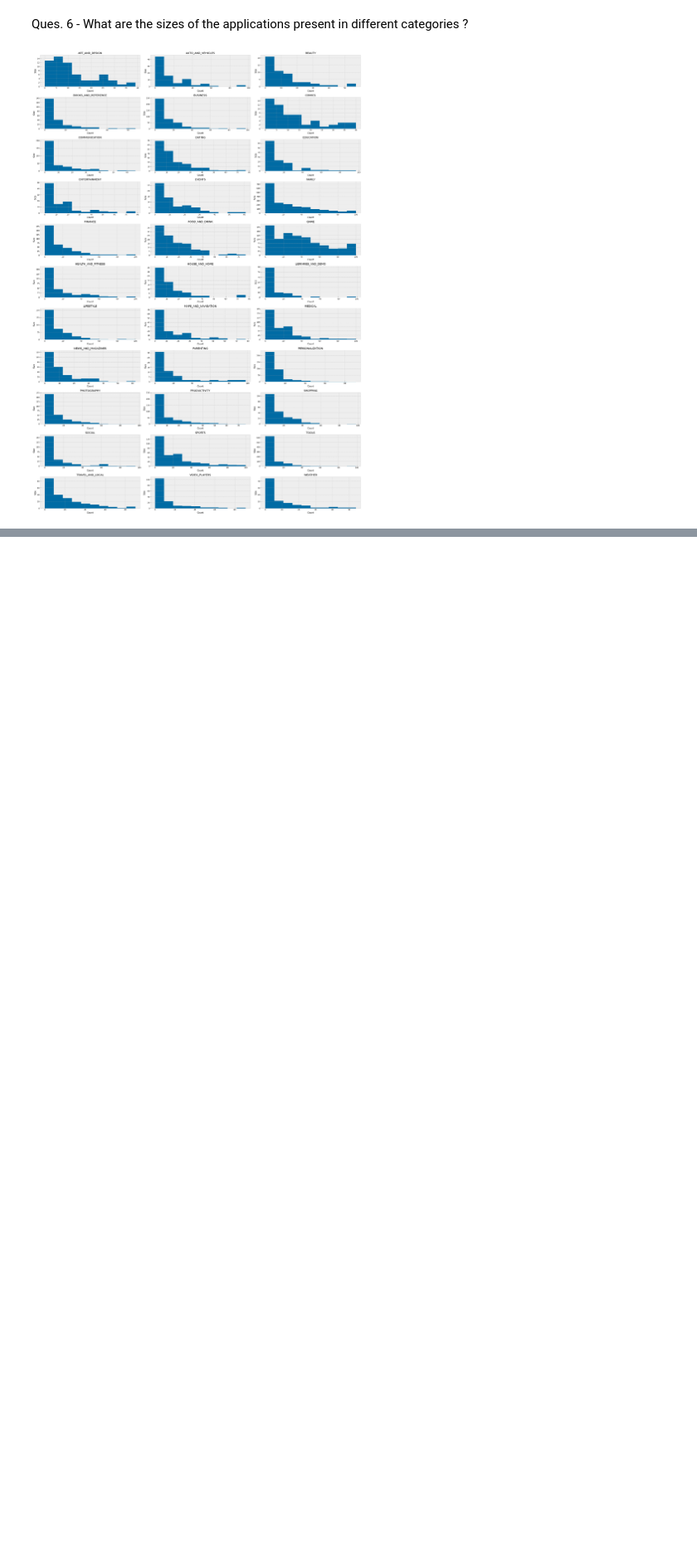
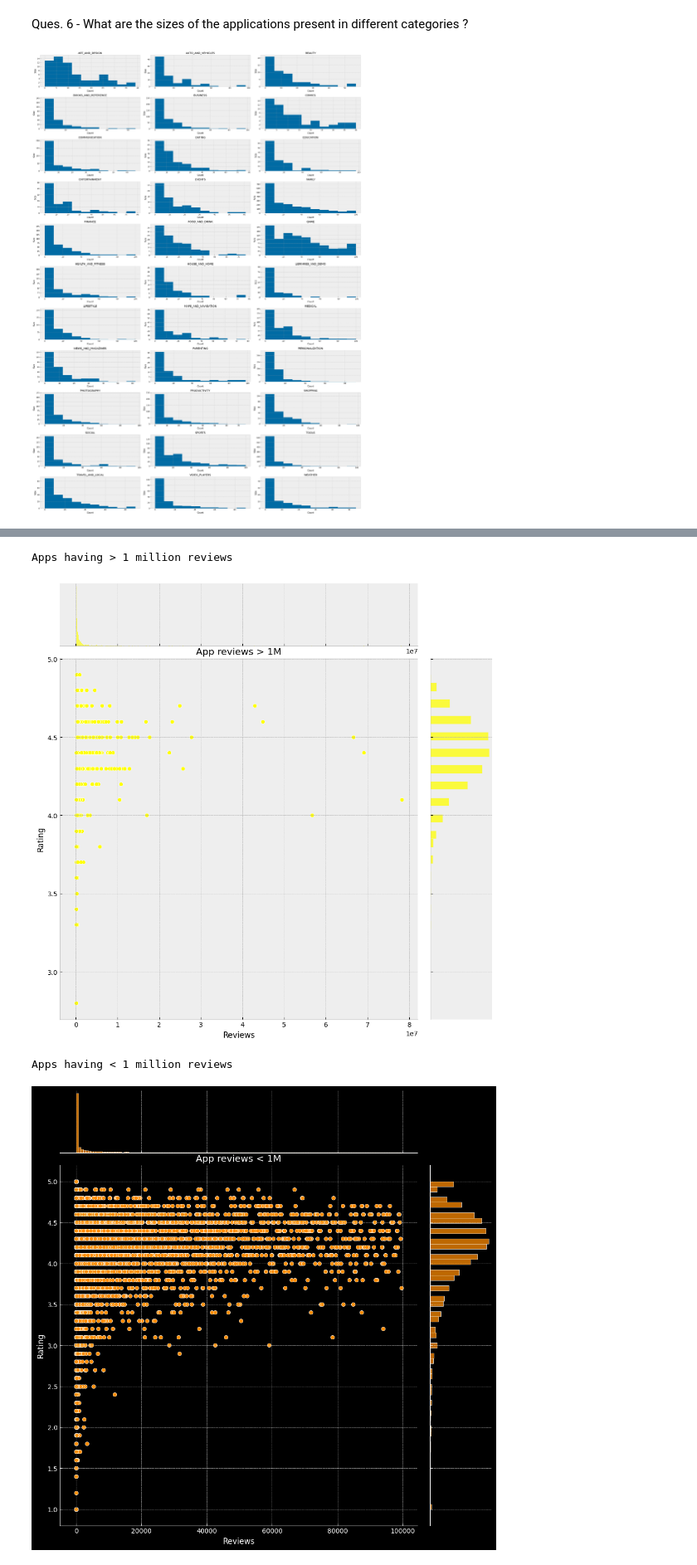
Before and after one commit to pravin2072/Play_store_app, a Jupyter notebook: 13_4_23_Play_store.ipynb, the cells around one changed output, grey strips where cells are left out. Shown at 83% size. Saved outputs shown, nothing was run; the diff lists cells and outputs as text; code cells hidden in the pictures; blank space fills up the shorter version.

```diff
--- a/13_4_23_Play_store.ipynb
+++ b/13_4_23_Play_store.ipynb
@@ -625,0 +677,19 @@ Clearly by the above graphical representation we can see that most of the apps a
+# %%
+print('Apps having > 1 million reviews')
+sns.jointplot(x='Reviews',y='Rating',data =data_df[data_df['Reviews'] > 100000],color='yellow', height=10)
+
+plt.title('App reviews > 1M')
+plt.style.use('dark_background')
+plt.show()
+
+print('Apps having < 1 million reviews')
+sns.jointplot(x='Reviews',y='Rating',data =data_df[data_df['Reviews']<100000],color ='darkorange', height=10)
+
+plt.title('App reviews < 1M')
+plt.style.use('dark_background')
+plt.show()
+# %% [output]
+Apps having > 1 million reviews
+[figure, added]
+Apps having < 1 million reviews
+[figure, added]
```
Also changed, not shown: parts of 14 cells of this notebook.
